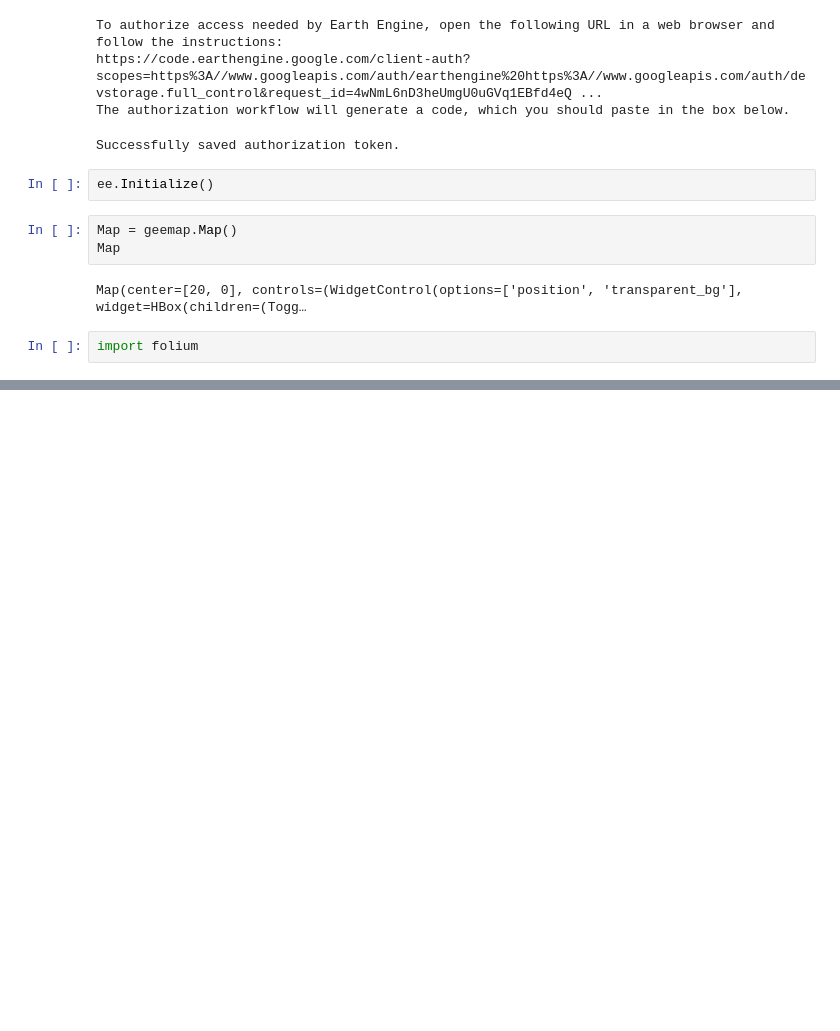
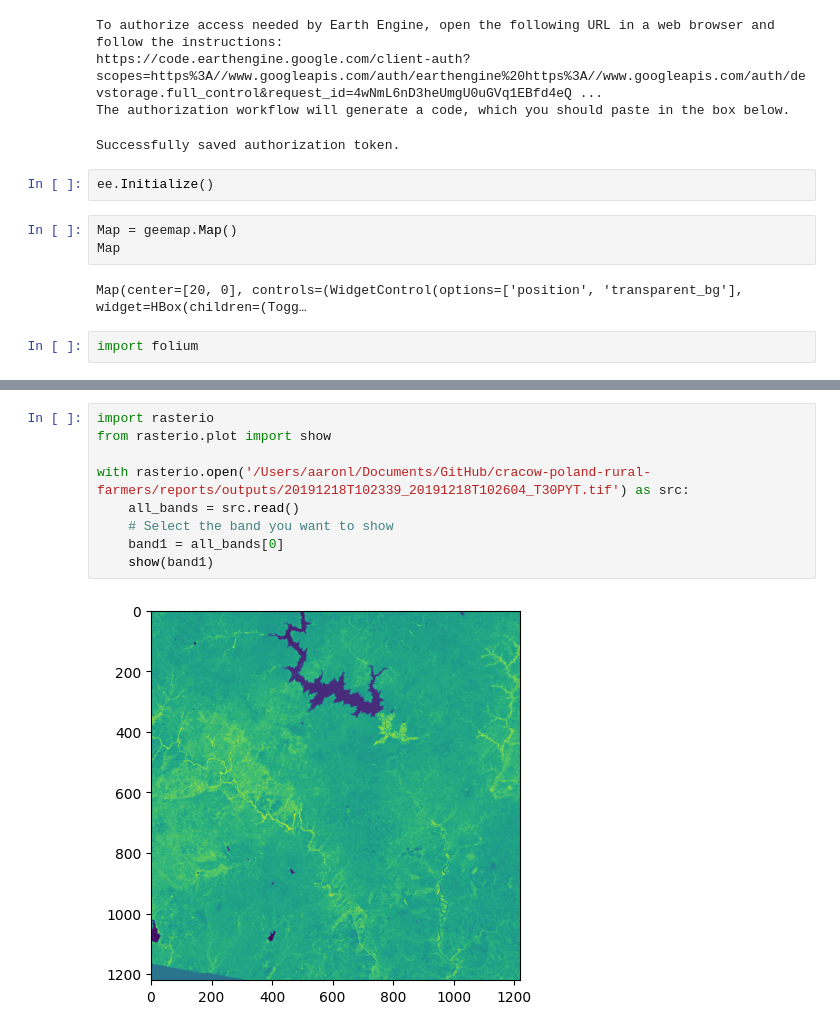
Before and after one commit to OmdenaAI/cracow-poland-rural-farmers, a Jupyter notebook: reports/sentinel-1.ipynb, the cells around one changed output, grey strips where cells are left out. Saved outputs shown, nothing was run; the diff lists cells and outputs as text; blank space fills up the shorter version.

Commit message:
visualized dataset through k-means notebook

```diff
--- a/reports/sentinel-1.ipynb
+++ b/reports/sentinel-1.ipynb
@@ -90,0 +303,11 @@ IndexError: list index out of range
+# %%
+import rasterio
+from rasterio.plot import show
+
+with rasterio.open('/Users/aaronl/Documents/GitHub/cracow-poland-rural-farmers/reports/outputs/20191218T102339_20191218T102604_T30PYT.tif') as src:
+    all_bands = src.read()
+    # Select the band you want to show
+    band1 = all_bands[0]
+    show(band1)
+# %% [output]
+[figure, added]
```
Also changed, not shown: parts of 16 cells of this notebook, 22 other files.
